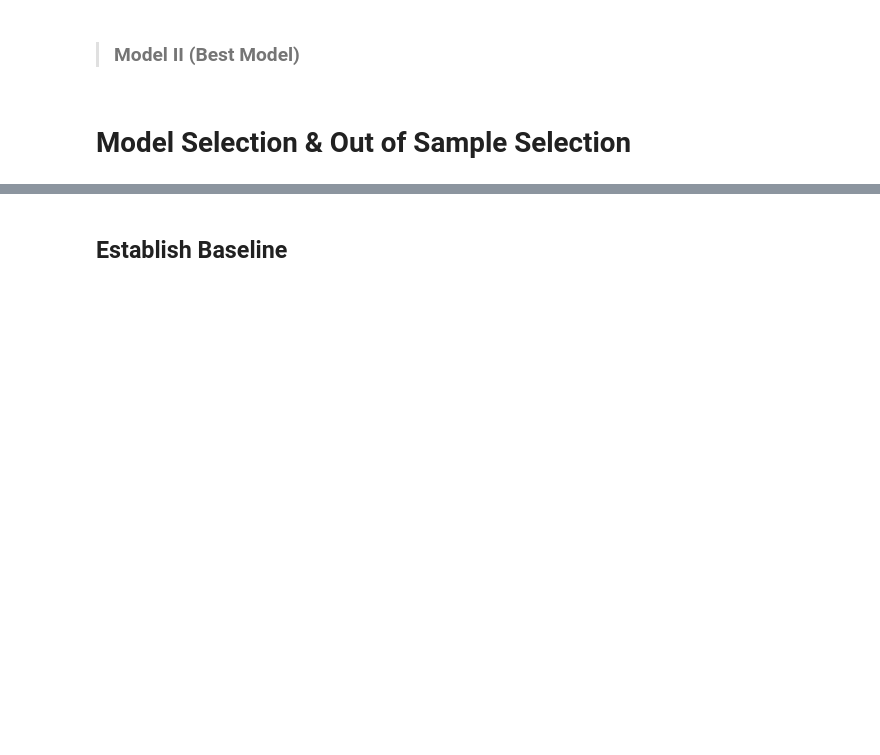
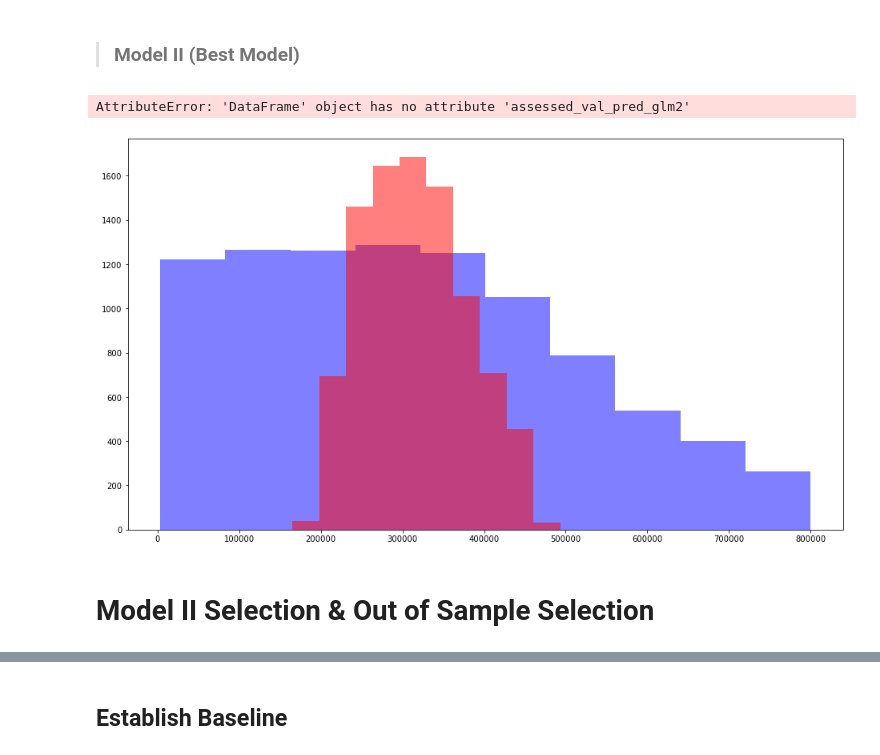
Before and after one commit to stephenkipkurui/regression-project, a Jupyter notebook: zillow_workspace.ipynb, the cells around one changed output, grey strips where cells are left out. Drawn from its saved outputs; the diff is of its cells as text; code cells hidden in the pictures; blank space fills up the shorter version.

```diff
--- a/zillow_workspace.ipynb
+++ b/zillow_workspace.ipynb
@@ -1507,26 +1519,29 @@ plt.show()
 # %%
 # plot to visualize actual vs predicted.
 plt.figure(figsize=(16,9))
 
 plt.hist(y_validate.assessed_value, color='blue', alpha = .5, label="Actual Assessed Value")
 
-plt.hist(y_validate.assessed_val_pred_lm2_2, color='red', alpha=.5, label="Model: LinearRegression")
+plt.hist(y_validate.assessed_val_pred_lm2, color='red', alpha=.5, label="Model: LinearRegression")
 
 plt.hist(y_validate.assessed_val_pred_glm2, color='yellow', alpha=.5, label="Model: TweedieRegressor")
 
 plt.hist(y_validate.assessed_val_pred_lm2_2, color='green', alpha=.5, label="Model 2nd degree Polynomial")
 
 plt.xlabel("Final Grade (G3)")
 
 plt.ylabel("# of Zillow Homes (2017)")
 
 plt.title("Comparing the Distribution of Actual Assessed Home Value to Distributions of Predicted Home Value for the Top Models")
 
 plt.legend()
 
 plt.show()
+# %% [output]
+AttributeError: 'DataFrame' object has no attribute 'assessed_val_pred_glm2'
+[figure, added]
 # %% [markdown]
-# Model Selection & Out of Sample Selection
+# Model II Selection & Out of Sample Selection
 # %%
 # @nd Iteration Model selection
 
```
Also changed, not shown: parts of 14 cells of this notebook.
